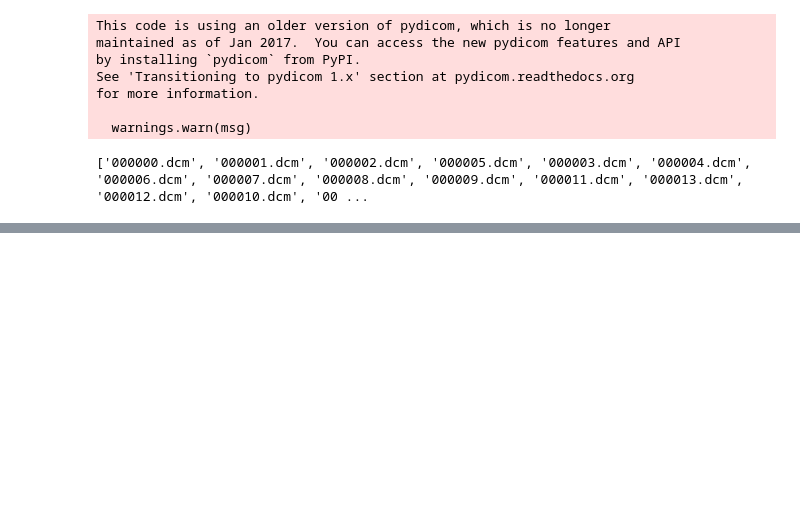
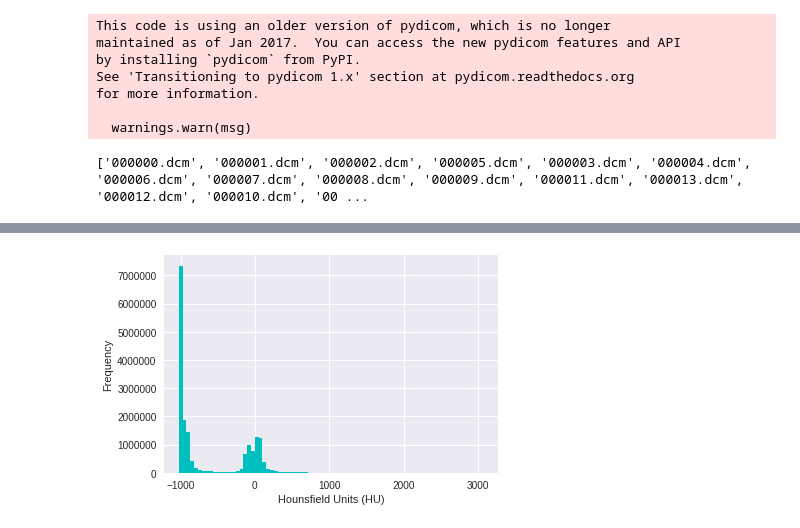
Before and after one commit to AI-Junction/Lung-Cancer-Detection, a Jupyter notebook: LungCancerDetection.ipynb, the cells around one changed output, grey strips where cells are left out. Drawn from its saved outputs; the diff is of its cells as text; code cells hidden in the pictures; blank space fills up the shorter version.

```diff
--- a/LungCancerDetection.ipynb
+++ b/LungCancerDetection.ipynb
@@ -156,0 +298,8 @@ patients.sort()
+# %%
+fig = plt.figure()
+plt.hist(first_patient_pixels.flatten(), bins=80, color='c')
+plt.xlabel("Hounsfield Units (HU)")
+plt.ylabel("Frequency")
+plt.show()
+# %% [output]
+[figure, added]
```
Also changed, not shown: parts of 11 cells of this notebook.
